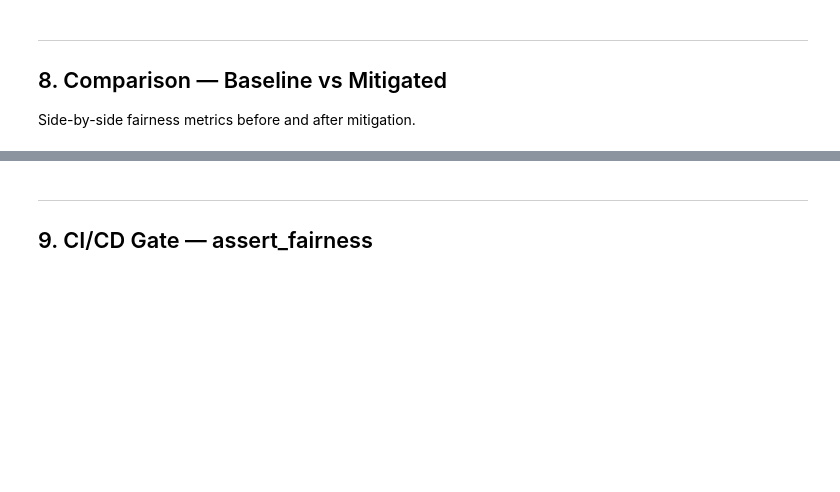
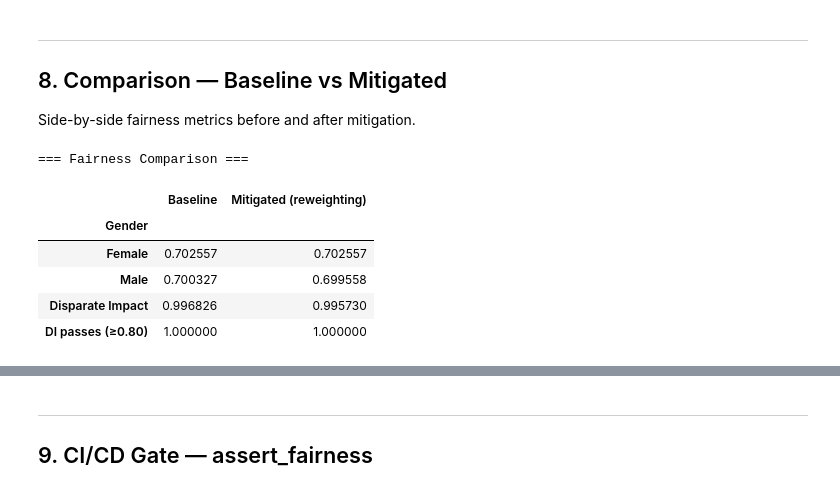
Before and after one commit to GabrieleL98/AI-Ethics-Project, a Jupyter notebook: pipeline/demo.ipynb, the cells around one changed output, grey strips where cells are left out. Drawn from its saved outputs; the diff is of its cells as text; code cells hidden in the pictures; blank space fills up the shorter version.

```diff
--- a/pipeline/demo.ipynb
+++ b/pipeline/demo.ipynb
@@ -474,25 +486,33 @@ Side-by-side fairness metrics before and after mitigation.
 # %%
 def approval_rate_by_gender(y_pred, X_test, gender_col):
     df_tmp = X_test[[gender_col]].copy()
     df_tmp['y_pred'] = y_pred
-    df_tmp['Gender'] = df_tmp[gender_col].map({1: 'Male', 0: 'Female'})
+    df_tmp['Gender'] = df_tmp[gender_col].astype(int).map({1: 'Male', 0: 'Female'})
     return df_tmp.groupby('Gender')['y_pred'].mean()
 
 rates_base = approval_rate_by_gender(y_pred_baseline,  X_test, gender_col)
 rates_mit  = approval_rate_by_gender(y_pred_mitigated, X_test, gender_col)
 
 di_base = rates_base.min() / rates_base.max()
 di_mit  = rates_mit.min()  / rates_mit.max()
 
 summary = pd.DataFrame({
     'Baseline': rates_base,
     'Mitigated (reweighting)': rates_mit
 })
 summary.loc['Disparate Impact'] = [di_base, di_mit]
 summary.loc['DI passes (≥0.80)'] = [di_base >= 0.80, di_mit >= 0.80]
 
 print('=== Fairness Comparison ===')
 summary
+# %% [output]
+=== Fairness Comparison ===
+|  | Baseline | Mitigated (reweighting) |
+| Gender |  |  |
+| Female | 0.702557 | 0.702557 |
+| Male | 0.700327 | 0.699558 |
+| Disparate Impact | 0.996826 | 0.995730 |
+| DI passes (≥0.80) | 1.000000 | 1.000000 |
 # %%
 fig, axes = plt.subplots(1, 2, figsize=(12, 5))
 fig.suptitle('Baseline vs Mitigated — Approval Rate by Gender', fontsize=13, fontweight='bold')
```
Also changed, not shown: parts of 8 cells of this notebook, 2 other files.
